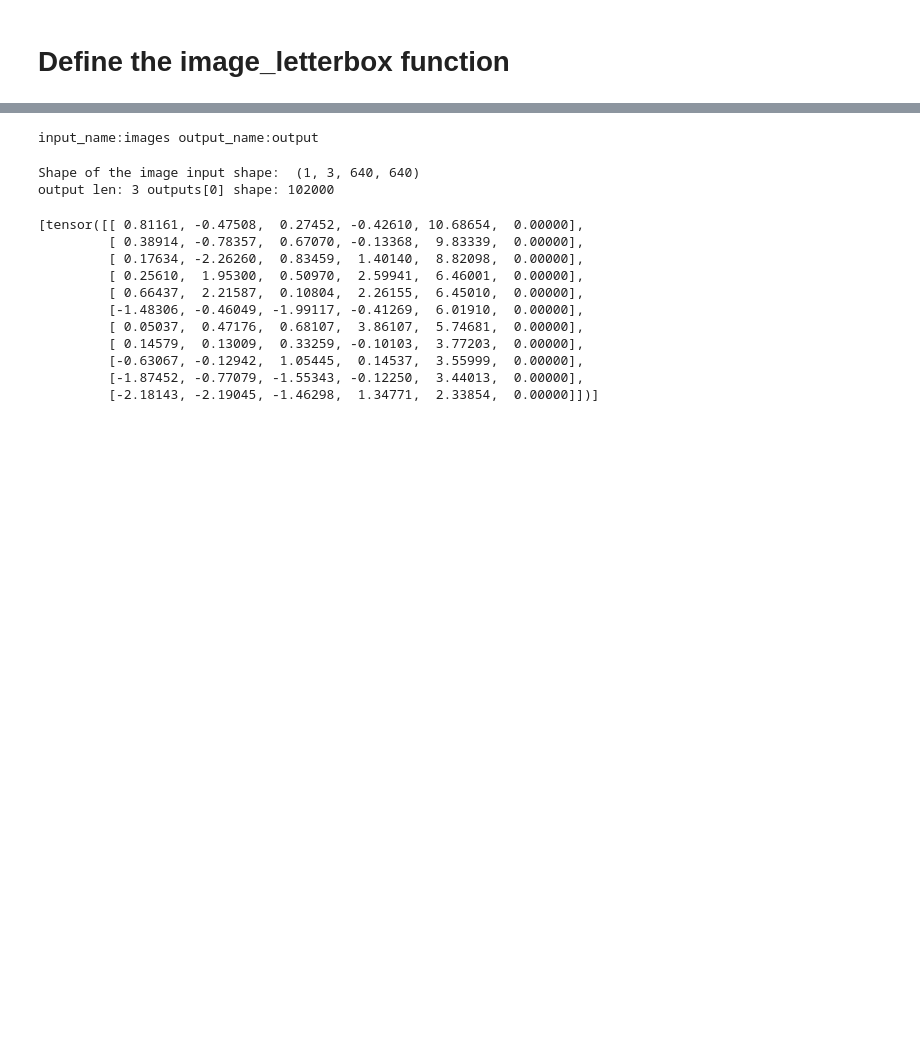
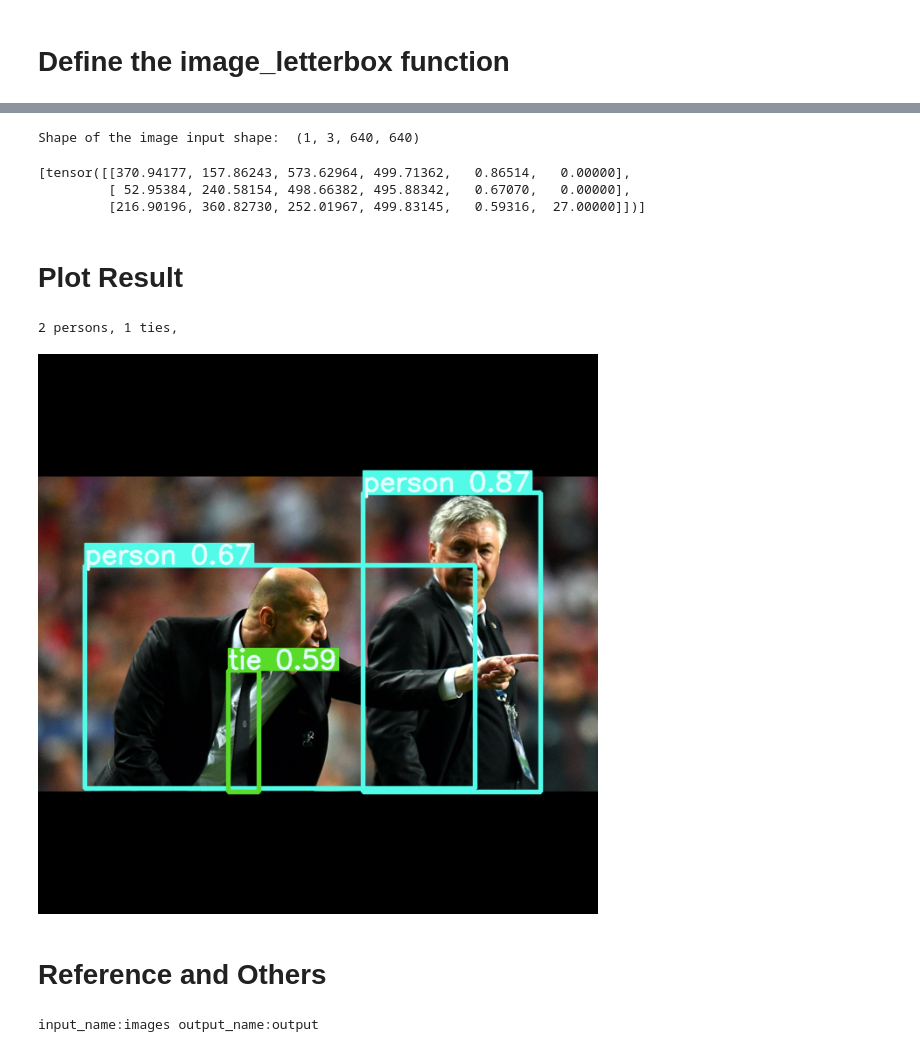
Before and after one commit to imyoungyang/myAWSStudyBlog, a Jupyter notebook: sagemaker-greengrass/1-yolov5-onnx-inference/yolov5-onnx-inference.ipynb, the cells around one changed output, grey strips where cells are left out. Saved outputs shown, nothing was run; the diff lists cells and outputs as text; code cells hidden in the pictures; blank space fills up the shorter version.

Commit message:
onnx inference results with viz

```diff
--- a/sagemaker-greengrass/1-yolov5-onnx-inference/yolov5-onnx-inference.ipynb
+++ b/sagemaker-greengrass/1-yolov5-onnx-inference/yolov5-onnx-inference.ipynb
@@ -93 +123,53 @@ def image_letterbox(fp_image, desired_size):
+# %%
+fp_onnx = './yolov5s_detect.onnx'
+fp_img = fp_yolov5 + '/inference/images/zidane.jpg'
+pred = detect_onnx(fp_onnx=fp_onnx, image_path=fp_img)
+pred
+# %% [output]
+Shape of the image input shape:  (1, 3, 640, 640)
+[tensor([[370.94177, 157.86243, 573.62964, 499.71362,   0.86514,   0.00000],
+         [ 52.95384, 240.58154, 498.66382, 495.88342,   0.67070,   0.00000],
+         [216.90196, 360.82730, 252.01967, 499.83145,   0.59316,  27.00000]])]
+# %% [markdown]
+# Plot Result
+# %%
+names =['person', 'bicycle', 'car', 'motorcycle', 'airplane', 'bus', 'train', 'truck', 'boat', 'traffic light',
+        'fire hydrant', 'stop sign', 'parking meter', 'bench', 'bird', 'cat', 'dog', 'horse', 'sheep', 'cow',
+        'elephant', 'bear', 'zebra', 'giraffe', 'backpack', 'umbrella', 'handbag', 'tie', 'suitcase', 'frisbee',
+        'skis', 'snowboard', 'sports ball', 'kite', 'baseball bat', 'baseball glove', 'skateboard', 'surfboard',
+        'tennis racket', 'bottle', 'wine glass', 'cup', 'fork', 'knife', 'spoon', 'bowl', 'banana', 'apple',
+        'sandwich', 'orange', 'broccoli', 'carrot', 'hot dog', 'pizza', 'donut', 'cake', 'chair', 'couch',
+        'potted plant', 'bed', 'dining table', 'toilet', 'tv', 'laptop', 'mouse', 'remote', 'keyboard', 'cell phone',
+        'microwave', 'oven', 'toaster', 'sink', 'refrigerator', 'book', 'clock', 'vase', 'scissors', 'teddy bear',
+        'hair drier', 'toothbrush']
+colors = [[random.randint(0, 255) for _ in range(3)] for _ in range(len(names))]
+# %%
+import cv2
+import numpy as np
+
+im_letterbox = image_letterbox(fp_img, (640, 640))
+# convert PIL to numpy array (H, W, C)
+np_image = np.array(im_letterbox)
+
+s = ''
+for i, det in enumerate(pred):
+    if det is not None and len(det):
+        det[:, :4] = det[:, :4].round()
+        # Print results
+        for c in det[:, -1].unique():
+            n = (det[:, -1] == c).sum()  # detections per class
+            s += '%g %ss, ' % (n, names[int(c)])  # add to string
+        print(s)
+
+        for *xyxy, conf, cls in det:
+            label = '%s %.2f' % (names[int(cls)], conf)
+            plot_one_box(xyxy, np_image, label=label, color=colors[int(cls)], line_thickness=3)
+
+img_pil_op2 = Image.fromarray(np_image)
+display(img_pil_op2)
+# %% [output]
+2 persons, 1 ties,
+[figure, added]
+# %% [markdown]
+# Reference and Others
 # %%
@@ -133,22 +185,3 @@ def detect_onnx(fp_onnx, image_path=None):
-# %%
-fp_onnx = './yolov5s.onnx'
-fp_img = fp_yolov5 + '/inference/images/zidane.jpg'
-response = detect_onnx(fp_onnx=fp_onnx, image_path=fp_img)
-response
-# %% [output]
-Shape of the image input shape:  (1, 3, 640, 640)
-output len: 3 outputs[0] shape: 102000
-[tensor([[ 0.81161, -0.47508,  0.27452, -0.42610, 10.68654,  0.00000],
-         [ 0.38914, -0.78357,  0.67070, -0.13368,  9.83339,  0.00000],
-         [ 0.17634, -2.26260,  0.83459,  1.40140,  8.82098,  0.00000],
-         [ 0.25610,  1.95300,  0.50970,  2.59941,  6.46001,  0.00000],
-         [ 0.66437,  2.21587,  0.10804,  2.26155,  6.45010,  0.00000],
-         [-1.48306, -0.46049, -1.99117, -0.41269,  6.01910,  0.00000],
-         [ 0.05037,  0.47176,  0.68107,  3.86107,  5.74681,  0.00000],
-         [ 0.14579,  0.13009,  0.33259, -0.10103,  3.77203,  0.00000],
-         [-0.63067, -0.12942,  1.05445,  0.14537,  3.55999,  0.00000],
-         [-1.87452, -0.77079, -1.55343, -0.12250,  3.44013,  0.00000],
-         [-2.18143, -2.19045, -1.46298,  1.34771,  2.33854,  0.00000]])]
 # %%
 # def detect_onnx(official=True, image_path=None):
 #     num_classes = 80
```
Also changed, not shown: parts of 10 cells of this notebook, 1 other file.
